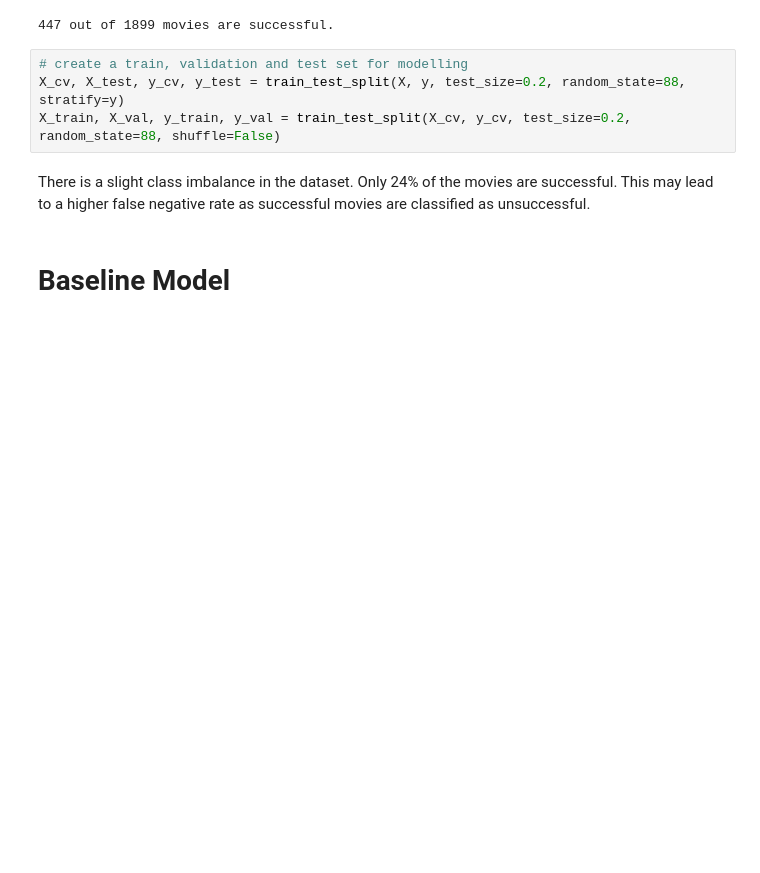
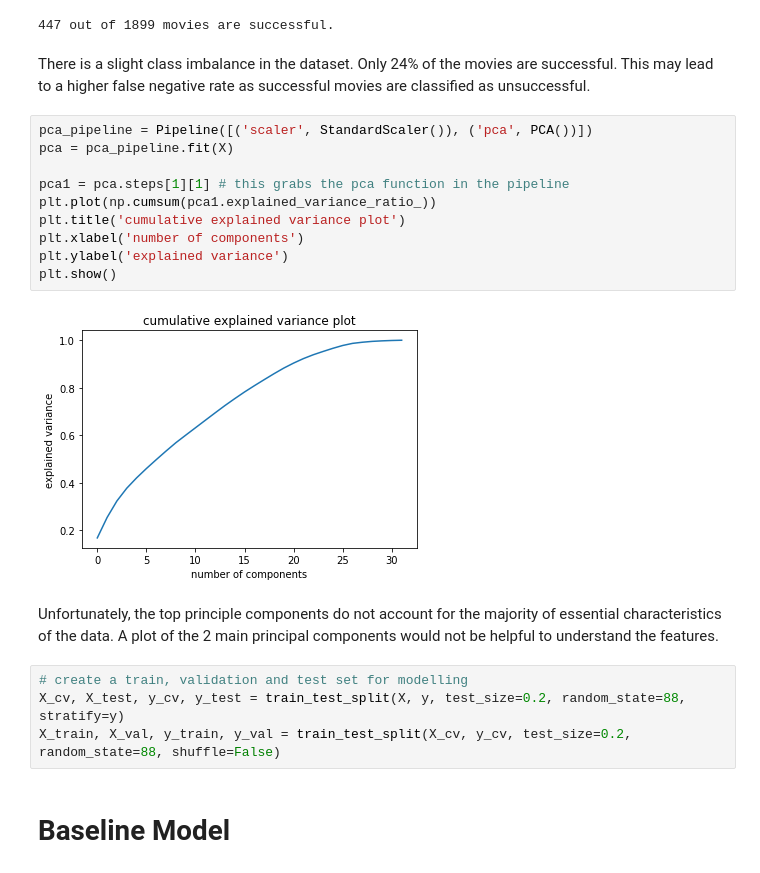
Before and after one commit to thomsu/Box_Office_Success, a Jupyter notebook: Box Office Success Classification.ipynb, the cells around one changed output. Drawn from its saved outputs; the diff is of its cells as text; blank space fills up the shorter version.

```diff
--- a/Box Office Success Classification.ipynb
+++ b/Box Office Success Classification.ipynb
@@ -380,12 +383,26 @@ X=df2.drop(['gross', 'budget', 'movie_title'], axis=1)
 print(f'{y.sum()} out of {len(y)} movies are successful.')
 # %% [output]
 447 out of 1899 movies are successful.
+# %% [markdown]
+There is a slight class imbalance in the dataset. Only 24% of the movies are successful. This may lead to a higher false negative rate as successful movies are classified as unsuccessful.
+# %%
+pca_pipeline = Pipeline([('scaler', StandardScaler()), ('pca', PCA())])
+pca = pca_pipeline.fit(X)
+
+pca1 = pca.steps[1][1] # this grabs the pca function in the pipeline
+plt.plot(np.cumsum(pca1.explained_variance_ratio_))
+plt.title('cumulative explained variance plot')
+plt.xlabel('number of components')
+plt.ylabel('explained variance')
+plt.show()
+# %% [output]
+[figure, added]
+# %% [markdown]
+Unfortunately, the top principle components do not account for the majority of essential characteristics of the data. A plot of the 2 main principal components would not be helpful to understand the features.
 # %%
 # create a train, validation and test set for modelling
 X_cv, X_test, y_cv, y_test = train_test_split(X, y, test_size=0.2, random_state=88, stratify=y)
 X_train, X_val, y_train, y_val = train_test_split(X_cv, y_cv, test_size=0.2, random_state=88, shuffle=False)
-# %% [markdown]
-There is a slight class imbalance in the dataset. Only 24% of the movies are successful. This may lead to a higher false negative rate as successful movies are classified as unsuccessful.
 # %% [markdown]
 # Baseline Model
 # %% [markdown]
```
Also changed, not shown: parts of 16 cells of this notebook, 7 other files.
